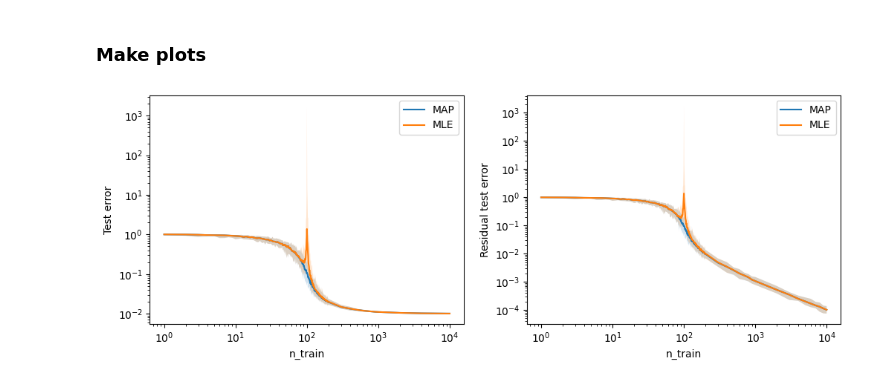
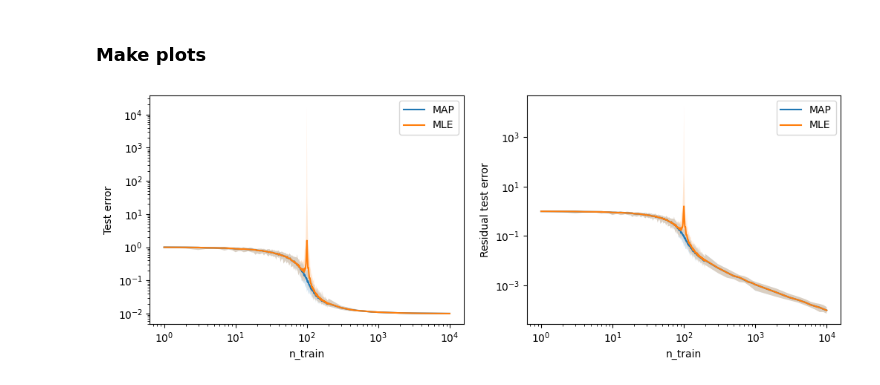
Before and after one commit to ed1d1a8d/scaling, a Jupyter notebook: notebooks/regression/with-noise.ipynb, the cells around one changed output. Saved outputs shown, nothing was run; the diff lists cells and outputs as text; code cells hidden in the pictures.

Commit message:
Paper ready linreg plots

```diff
--- a/notebooks/regression/with-noise.ipynb
+++ b/notebooks/regression/with-noise.ipynb
@@ -152,0 +158,12 @@ KeyboardInterrupt:
+# %%
+# Reproducing plot in https://arxiv.org/pdf/2003.01897.pdf#figure.caption.1
+df = run_experiment(
+    dims=100,
+    sigma=0.1,
+    n_trains=sorted(
+        list(set(gen_n_trains(max=100 * 100)) | set(range(1, 200)))
+    ),
+    n_trials=50,
+    n_test=1000,
+    seed=0,
+)
@@ -156,9 +182,10 @@ KeyboardInterrupt:
 def fancy_plot(
     df: pd.DataFrame,
     target: str = "err",
-    ci: float = 0.99,
+    ci: float = 1,
     gb_target: str = "n_train",
     err_irreducible: float = 0.0,
+    ci_alpha: float = 0.2,
     **kwargs,
 ):
     gb = df.groupby(gb_target)
@@ -169,7 +196,7 @@ def fancy_plot(
         gb[target].median().index,
         gb[target].quantile(0.5 - ci / 2) + err_irreducible,
         gb[target].quantile(0.5 + ci / 2) + err_irreducible,
-        alpha=0.2,
+        alpha=ci_alpha,
         color=prev_color,
         edgecolor="none",
         zorder=ax.lines[-1].get_zorder() - 1,
@@ -178,22 +205,26 @@ def fancy_plot(
 # %%
 plt.figure(figsize=(12, 4))
 
 plt.subplot(1, 2, 1)
-fancy_plot(df=df, target="map_mse", label="MAP", err_irreducible=dp.sigma ** 2)
-fancy_plot(df=df, target="mle_mse", label="MLE", err_irreducible=dp.sigma ** 2)
+fancy_plot(
+    df=df, target="map_mse", label="MAP", err_irreducible=df.sigma[0] ** 2
+)
+fancy_plot(
+    df=df, target="mle_mse", label="MLE", err_irreducible=df.sigma[0] ** 2
+)
 plt.xscale("log")
 plt.yscale("log")
 plt.ylabel("Test error")
 plt.legend()
 
 plt.subplot(1, 2, 2)
 fancy_plot(df=df, target="map_mse", label="MAP")
 fancy_plot(df=df, target="mle_mse", label="MLE")
 plt.xscale("log")
 plt.yscale("log")
 plt.ylabel("Residual test error")
 plt.legend()
 
 plt.show()
 # %% [output]
-[figure, old version]
+[figure, new version]
```
Also changed, not shown: parts of 6 cells of this notebook, 3 other files.
